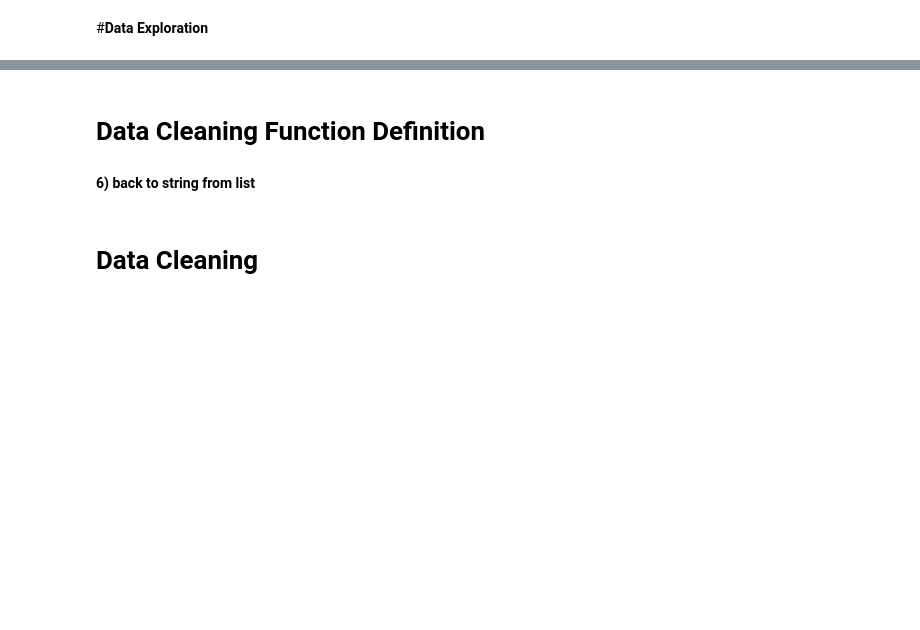
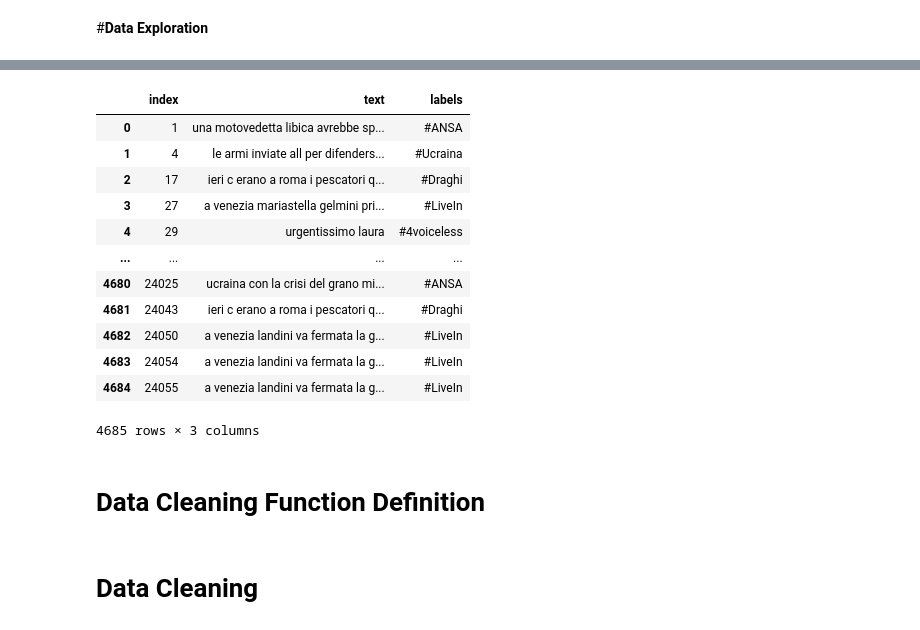
Before and after one commit to neural1977/bert_sentiment__emotions_topic_modeling, a Jupyter notebook: word_embeddings_ai_nlp.ipynb, the cells around one changed output, grey strips where cells are left out. Saved outputs shown, nothing was run; the diff lists cells and outputs as text; code cells hidden in the pictures; blank space fills up the shorter version.

```diff
--- a/word_embeddings_ai_nlp.ipynb
+++ b/word_embeddings_ai_nlp.ipynb
@@ -135,5 +184,19 @@ plt.show()
+# %%
+data.reset_index()
+# %% [output]
+|  | index | text | labels |
+| 0 | 1 | una motovedetta libica avrebbe sp... | #ANSA |
+| 1 | 4 | le armi inviate all per difenders... | #Ucraina |
+| 2 | 17 | ieri c erano a roma i pescatori q... | #Draghi |
+| 3 | 27 | a venezia mariastella gelmini pri... | #LiveIn |
+| 4 | 29 | urgentissimo laura | #4voiceless |
+| ... | ... | ... | ... |
+| 4680 | 24025 | ucraina con la crisi del grano mi... | #ANSA |
+| 4681 | 24043 | ieri c erano a roma i pescatori q... | #Draghi |
+| 4682 | 24050 | a venezia landini va fermata la g... | #LiveIn |
+| 4683 | 24054 | a venezia landini va fermata la g... | #LiveIn |
+| 4684 | 24055 | a venezia landini va fermata la g... | #LiveIn |
+4685 rows × 3 columns
 # %% [markdown]
 # **Data Cleaning Function Definition**
-# %% [markdown]
-**6) back to string from list**
 # %%
```
Also changed, not shown: parts of 36 cells of this notebook, 1 other file.
